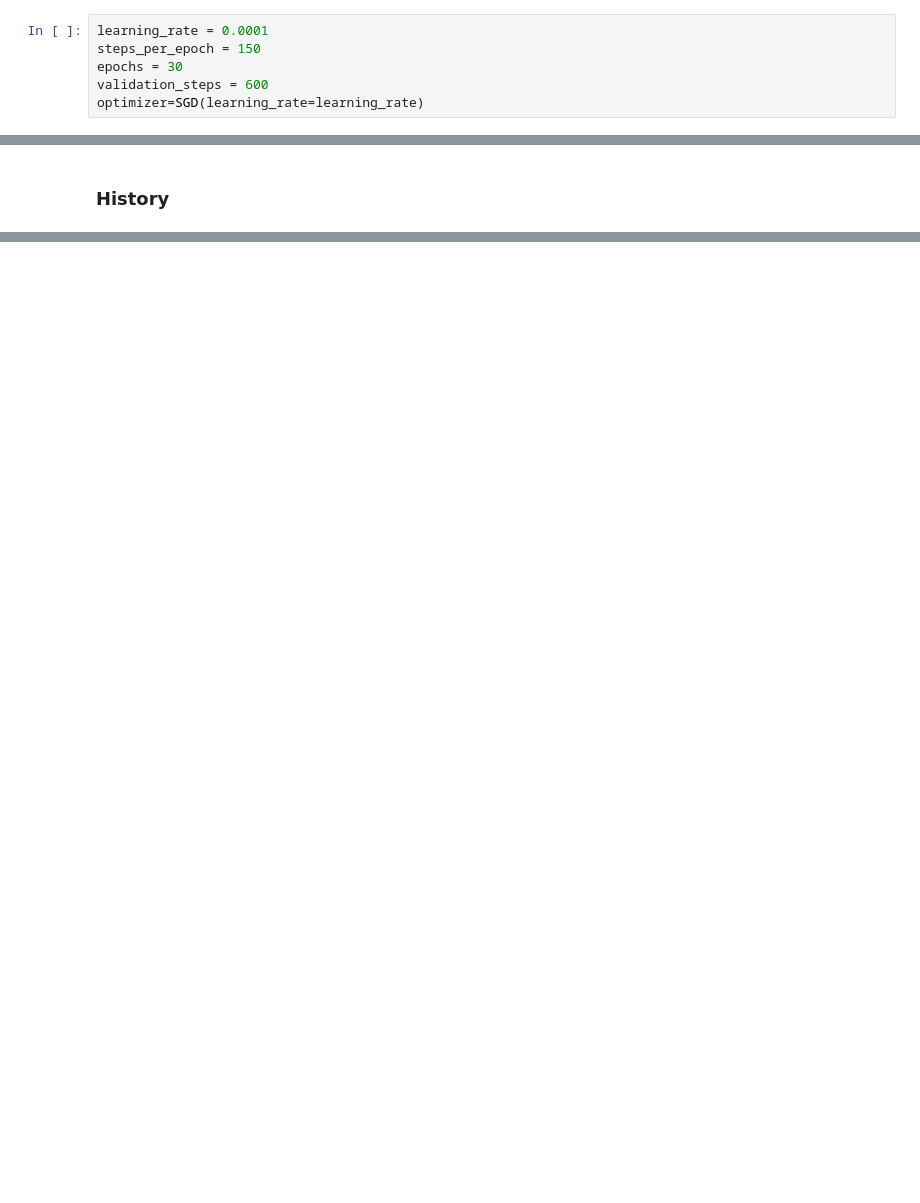
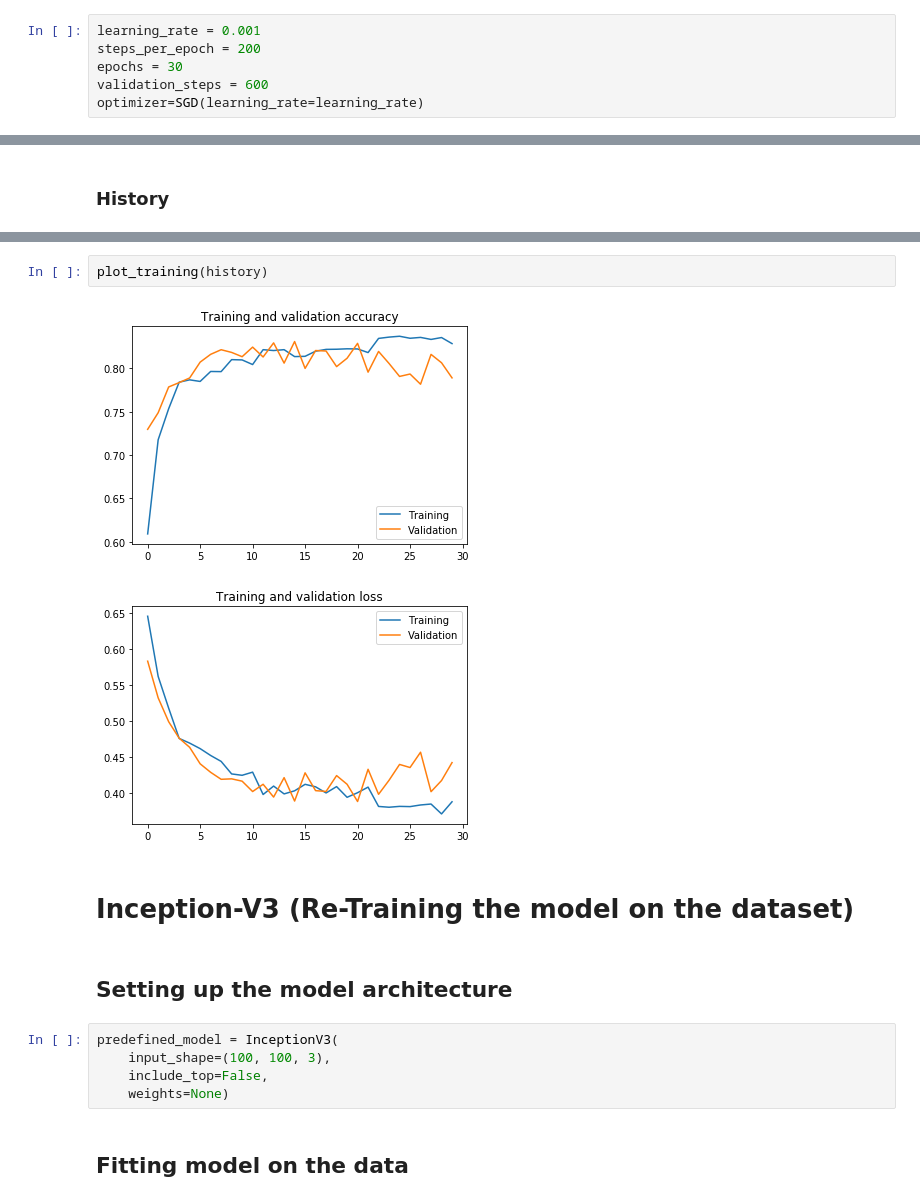
Before and after one commit to Medical-Imaging-Diagnostic-Lab/Cancer-Predictor, a Jupyter notebook: notebooks/histopathologic-cancer-detection.ipynb, the cells around one changed output, grey strips where cells are left out. Cells and saved outputs as stored; diff of their text form; blank space fills up the shorter version.

Commit message:
Multiple architecture experimentation + Detailing findings and results

```diff
--- a/notebooks/histopathologic-cancer-detection.ipynb
+++ b/notebooks/histopathologic-cancer-detection.ipynb
@@ -471,8 +525,8 @@ final validation accuracy: 0.759<br>
 # %% [markdown]
 ### The Knobs and Toggles
 # %%
-learning_rate = 0.0001
-steps_per_epoch = 150
+learning_rate = 0.001
+steps_per_epoch = 200
 epochs = 30
 validation_steps = 600
 optimizer=SGD(learning_rate=learning_rate)
@@ -506,0 +590,16 @@ get_training_metrics(
+# %%
+plot_training(history)
+# %% [output]
+[figure, added]
+[figure, added]
+# %% [markdown]
+# Inception-V3 (Re-Training the model on the dataset)
+# %% [markdown]
+## Setting up the model architecture
+# %%
+predefined_model = InceptionV3(
+    input_shape=(100, 100, 3),
+    include_top=False,
+    weights=None)
+# %% [markdown]
+## Fitting model on the data
```
Also changed, not shown: parts of 43 cells of this notebook, 3 other files.
